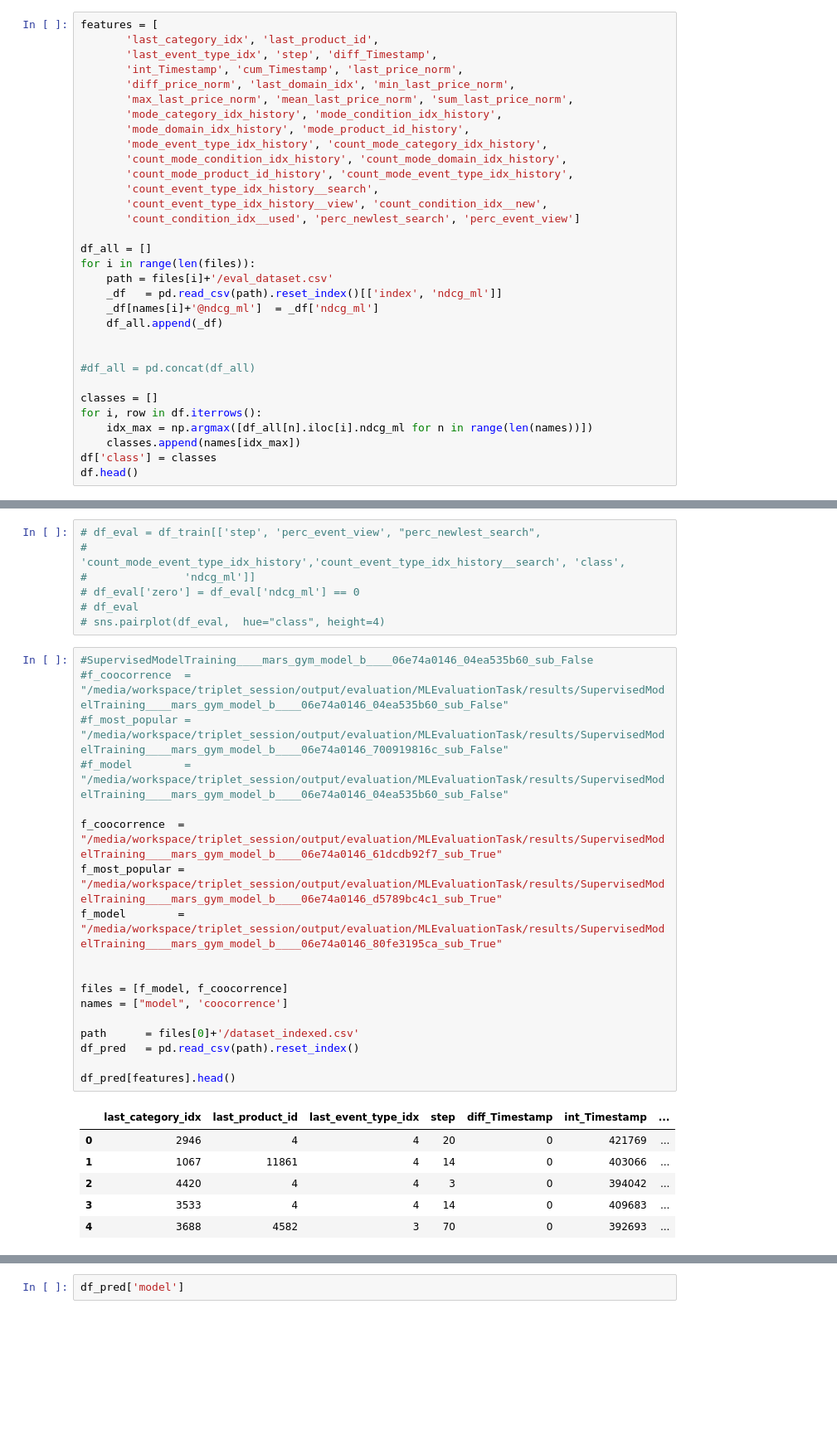
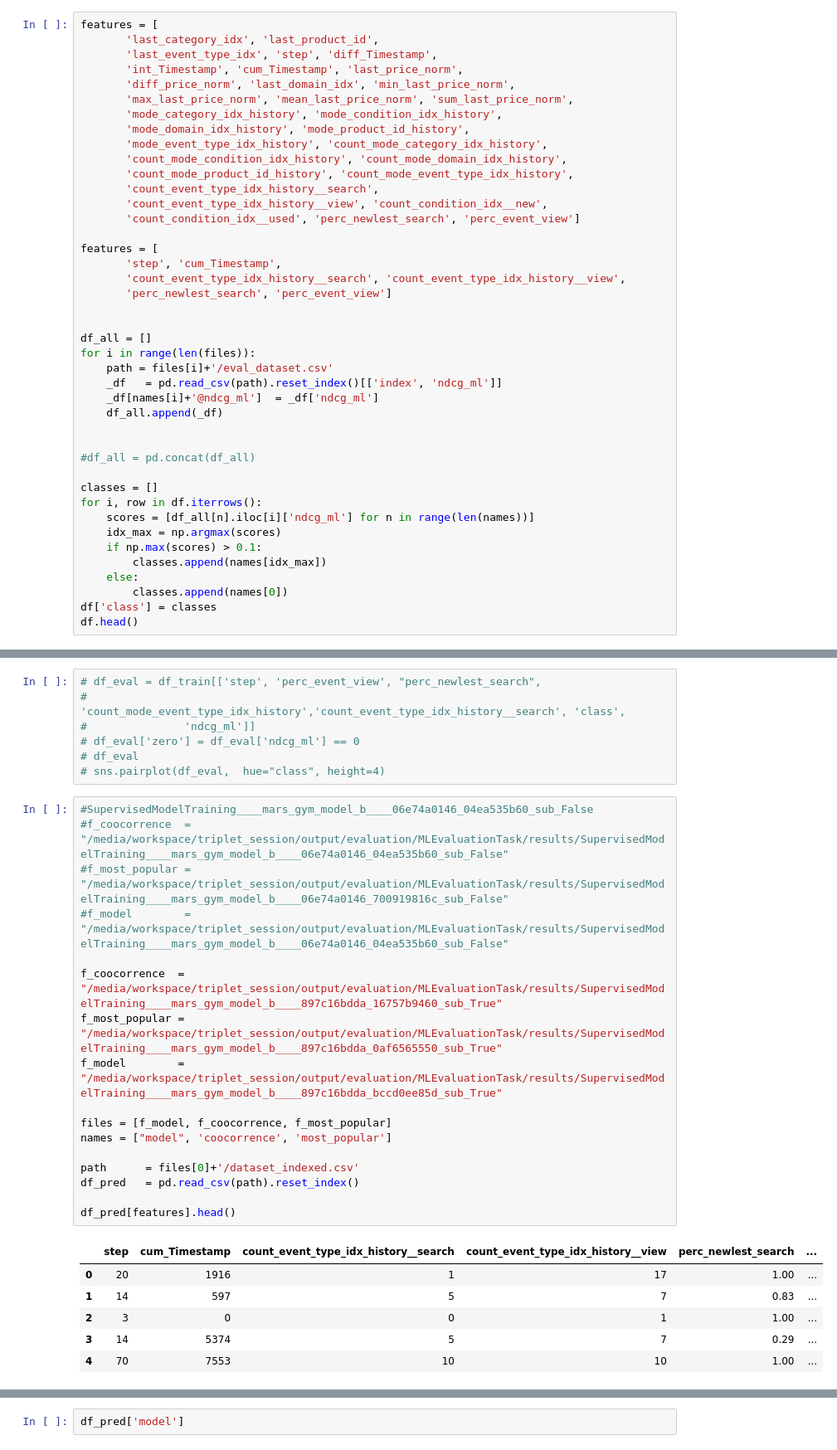
Before and after one commit to marlesson/triplet_session, a Jupyter notebook: mercado_livre/Tree Ensamble.ipynb, the cells around one changed output, grey strips where cells are left out. Shown: that part at 83% size. Cells and saved outputs as stored; diff of their text form; blank space fills up the shorter version.

```diff
--- a/mercado_livre/Tree Ensamble.ipynb
+++ b/mercado_livre/Tree Ensamble.ipynb
@@ -85,6 +85,12 @@ features = [
        'count_event_type_idx_history__view', 'count_condition_idx__new',
        'count_condition_idx__used', 'perc_newlest_search', 'perc_event_view']
 
+features = [
+       'step', 'cum_Timestamp',
+       'count_event_type_idx_history__search', 'count_event_type_idx_history__view',
+       'perc_newlest_search', 'perc_event_view']
+
+
 df_all = []
 for i in range(len(files)):
     path = files[i]+'/eval_dataset.csv'
@@ -97,8 +103,12 @@ for i in range(len(files)):
 
 classes = []
 for i, row in df.iterrows():
-    idx_max = np.argmax([df_all[n].iloc[i].ndcg_ml for n in range(len(names))])
-    classes.append(names[idx_max])
+    scores = [df_all[n].iloc[i]['ndcg_ml'] for n in range(len(names))]
+    idx_max = np.argmax(scores)
+    if np.max(scores) > 0.1:
+        classes.append(names[idx_max])
+    else:
+        classes.append(names[0])
 df['class'] = classes
 df.head()
 # %% [output]
@@ -227,25 +221,24 @@ plt.show()
 # %%
 #SupervisedModelTraining____mars_gym_model_b____06e74a0146_04ea535b60_sub_False
 #f_coocorrence  = "/media/workspace/triplet_session/output/evaluation/MLEvaluationTask/results/SupervisedModelTraining____mars_gym_model_b____06e74a0146_04ea535b60_sub_False"
 #f_most_popular = "/media/workspace/triplet_session/output/evaluation/MLEvaluationTask/results/SupervisedModelTraining____mars_gym_model_b____06e74a0146_700919816c_sub_False"
 #f_model        = "/media/workspace/triplet_session/output/evaluation/MLEvaluationTask/results/SupervisedModelTraining____mars_gym_model_b____06e74a0146_04ea535b60_sub_False"
 
-f_coocorrence  = "/media/workspace/triplet_session/output/evaluation/MLEvaluationTask/results/SupervisedModelTraining____mars_gym_model_b____06e74a0146_61dcdb92f7_sub_True"
-f_most_popular = "/media/workspace/triplet_session/output/evaluation/MLEvaluationTask/results/SupervisedModelTraining____mars_gym_model_b____06e74a0146_d5789bc4c1_sub_True"
-f_model        = "/media/workspace/triplet_session/output/evaluation/MLEvaluationTask/results/SupervisedModelTraining____mars_gym_model_b____06e74a0146_80fe3195ca_sub_True"
+f_coocorrence  = "/media/workspace/triplet_session/output/evaluation/MLEvaluationTask/results/SupervisedModelTraining____mars_gym_model_b____897c16bdda_16757b9460_sub_True"
+f_most_popular = "/media/workspace/triplet_session/output/evaluation/MLEvaluationTask/results/SupervisedModelTraining____mars_gym_model_b____897c16bdda_0af6565550_sub_True"
+f_model        = "/media/workspace/triplet_session/output/evaluation/MLEvaluationTask/results/SupervisedModelTraining____mars_gym_model_b____897c16bdda_bccd0ee85d_sub_True"
 
-
-files = [f_model, f_coocorrence]
-names = ["model", 'coocorrence']
+files = [f_model, f_coocorrence, f_most_popular]
+names = ["model", 'coocorrence', 'most_popular']
 
 path      = files[0]+'/dataset_indexed.csv'
 df_pred   = pd.read_csv(path).reset_index()
 
 df_pred[features].head()
 # %% [output]
-|  | last_category_idx | last_product_id | last_event_type_idx | step | diff_Timestamp | int_Timestamp | ... |
-| 0 | 2946 | 4 | 4 | 20 | 0 | 421769 | ... |
-| 1 | 1067 | 11861 | 4 | 14 | 0 | 403066 | ... |
-| 2 | 4420 | 4 | 4 | 3 | 0 | 394042 | ... |
-| 3 | 3533 | 4 | 4 | 14 | 0 | 409683 | ... |
-| 4 | 3688 | 4582 | 3 | 70 | 0 | 392693 | ... |
+|  | step | cum_Timestamp | count_event_type_idx_history__search | count_event_type_idx_history__view | perc_newlest_search | ... |
+| 0 | 20 | 1916 | 1 | 17 | 1.00 | ... |
+| 1 | 14 | 597 | 5 | 7 | 0.83 | ... |
+| 2 | 3 | 0 | 0 | 1 | 1.00 | ... |
+| 3 | 14 | 5374 | 5 | 7 | 0.29 | ... |
+| 4 | 70 | 7553 | 10 | 10 | 1.00 | ... |
```
Also changed, not shown: parts of 14 cells of this notebook, 10 other files.
